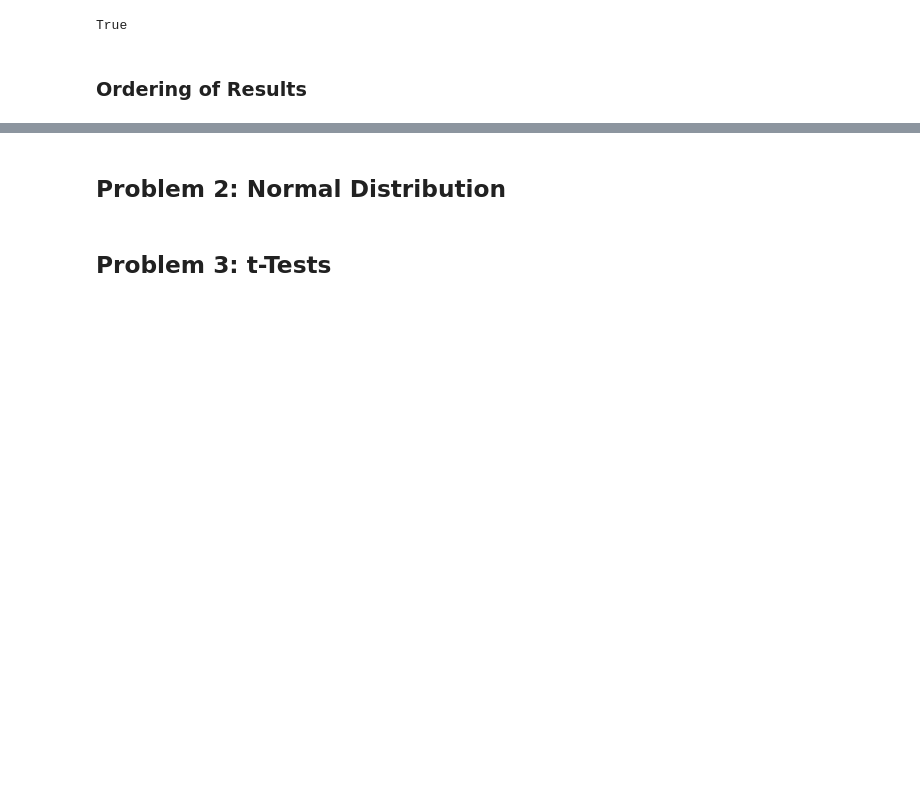
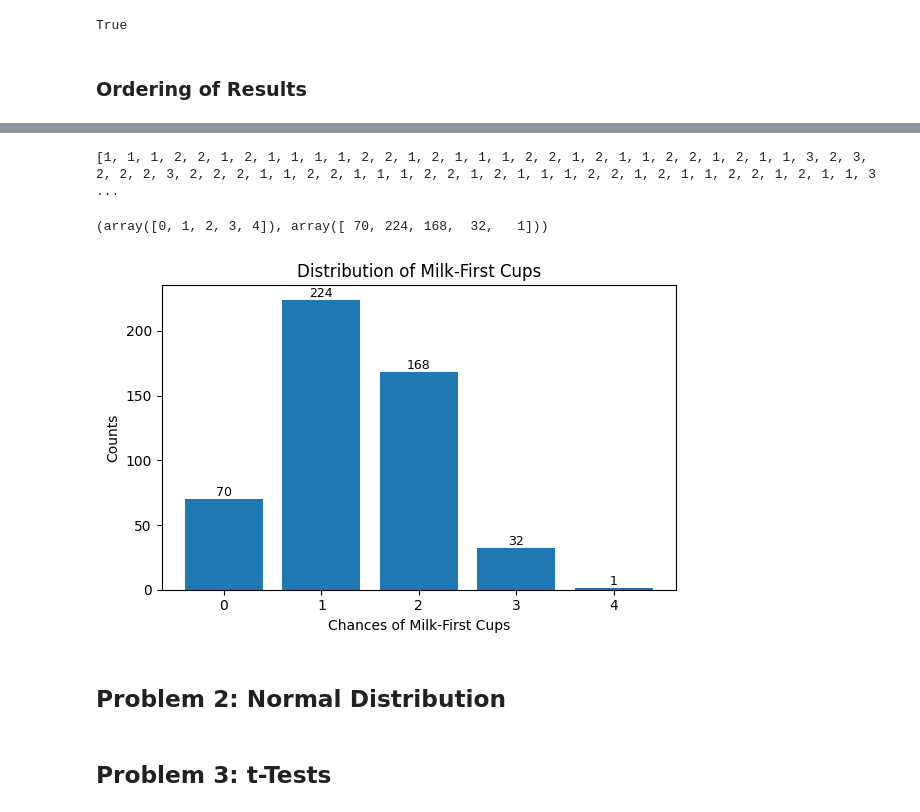
Before and after one commit to filipekojak88/applied_statistics, a Jupyter notebook: problems.ipynb, the cells around one changed output, grey strips where cells are left out. Cells and saved outputs as stored; diff of their text form; code cells hidden in the pictures; blank space fills up the shorter version.

Commit message:
Finished ordering results by overlap size.

```diff
--- a/problems.ipynb
+++ b/problems.ipynb
@@ -145,0 +198,17 @@ True
+# %%
+# Calculate the overlaps between each element of comb_cups and labels_milk.
+
+overlaps = []
+
+# Loop through the combinations.
+for i in comb_cups:
+  # Turn i into a set.
+  s1 = set(i)
+  # Turn labels_milk into a set.
+  s2 = set(labels_milk)
+  # Figure out where they overlap.
+  overlap = s1.intersection(s2)
+  # Show the combination and the overlap.
+  print(i, len(overlap), overlap)
+  # Append overlap to overlaps.
+  overlaps.append(len(overlap))
@@ -146,3 +233,40 @@ True
+# %%
+# Show the overlaps.
+print(overlaps)
+# %% [output]
+[1, 1, 1, 2, 2, 1, 2, 1, 1, 1, 1, 2, 2, 1, 2, 1, 1, 1, 2, 2, 1, 2, 1, 1, 2, 2, 1, 2, 1, 1, 3, 2, 3, 2, 2, 2, 3, 2, 2, 2, 1, 1, 2, 2, 1, 1, 1, 2, 2, 1, 2, 1, 1, 1, 2, 2, 1, 2, 1, 1, 2, 2, 1, 2, 1, 1, 3 ...
+# %%
+# Count the number of times each overlap occurs.
+counts = np.unique(overlaps, return_counts=True)
+
+# Show.
+counts
+# %% [output]
+(array([0, 1, 2, 3, 4]), array([ 70, 224, 168,  32,   1]))
+# %%
+# Create a figure.
+fig, ax = plt.subplots(figsize=(6, 4))
+
+bars = ax.bar(counts[0], counts[1])
+
+# Add labels on top of bars.
+for bar in bars:
+    height = bar.get_height()
+    ax.text(
+        bar.get_x() + bar.get_width() / 2,  # x position
+        height,                             # y position
+        f'{height:.0f}',                    # label text
+        ha='center', va='bottom', fontsize=9
+    )
+
+ax.set_xlabel("Chances of Milk-First Cups")
+ax.set_ylabel("Counts")
+ax.set_title("Distribution of Milk-First Cups")
+plt.xticks(rotation=0)
+plt.tight_layout()
+plt.show()
+# %% [output]
+[figure, added]
 # %% [markdown]
 ## Problem 2: Normal Distribution
 # %% [markdown]
```
Also changed, not shown: parts of 8 cells of this notebook.
